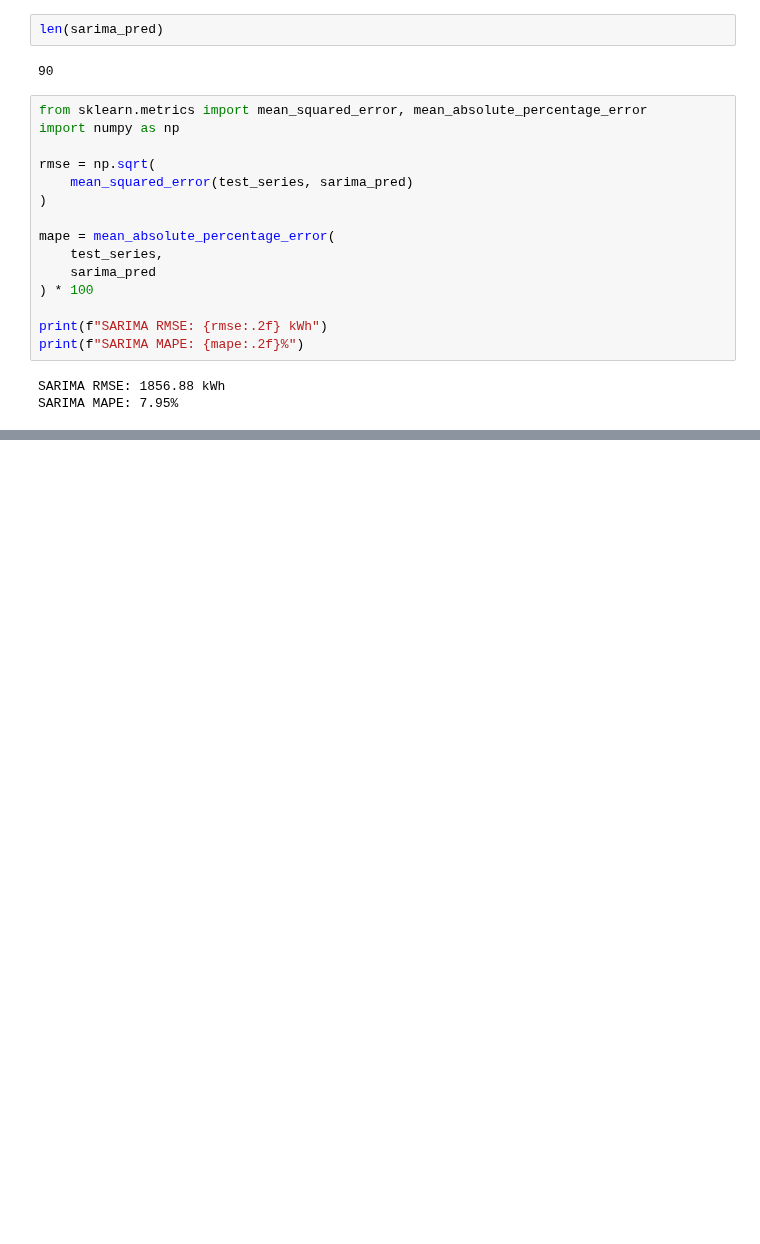
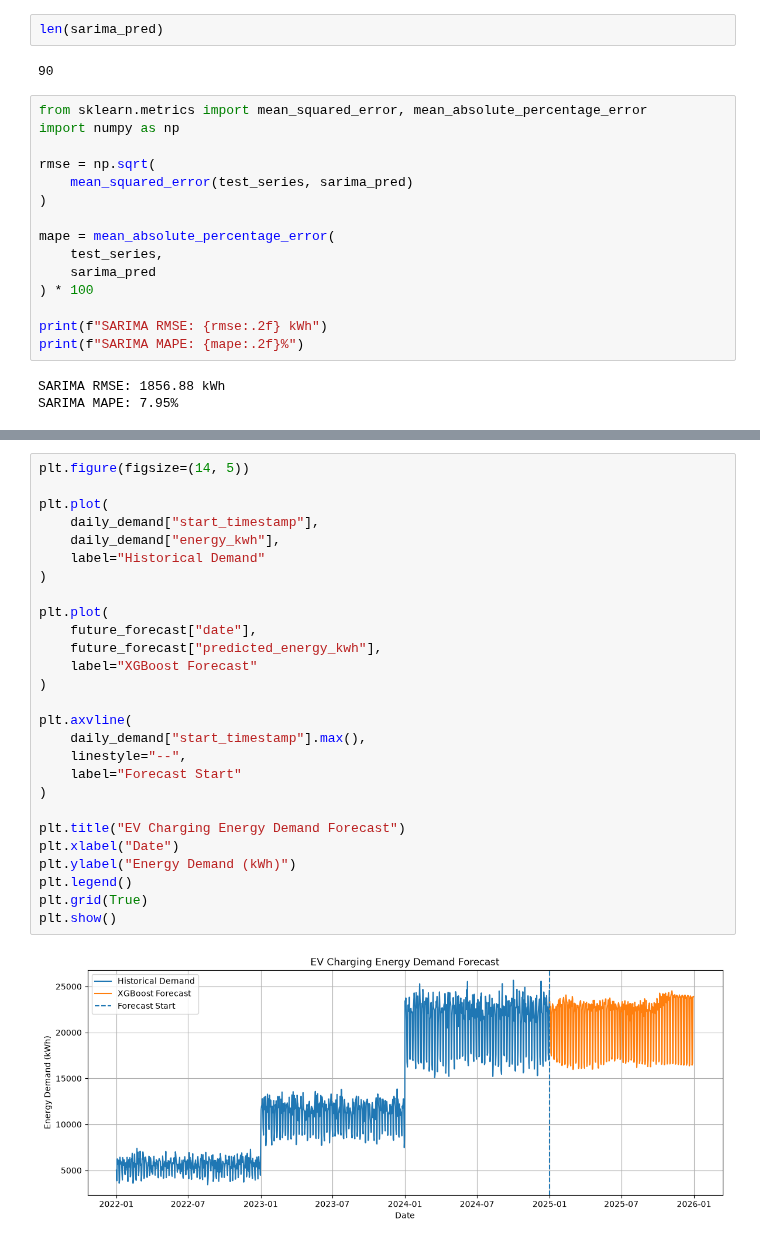
Before and after one commit to Student-boy143/powergrid-ev-analytics, a Jupyter notebook: notebooks/01_dataset_exploration.ipynb.ipynb, the cells around one changed output, grey strips where cells are left out. Cells and saved outputs as stored; diff of their text form; blank space fills up the shorter version.

```diff
--- a/notebooks/01_dataset_exploration.ipynb.ipynb
+++ b/notebooks/01_dataset_exploration.ipynb.ipynb
@@ -540,0 +757,29 @@ SARIMA MAPE: 7.95%
+# %%
+plt.figure(figsize=(14, 5))
+
+plt.plot(
+    daily_demand["start_timestamp"],
+    daily_demand["energy_kwh"],
+    label="Historical Demand"
+)
+
+plt.plot(
+    future_forecast["date"],
+    future_forecast["predicted_energy_kwh"],
+    label="XGBoost Forecast"
+)
+
+plt.axvline(
+    daily_demand["start_timestamp"].max(),
+    linestyle="--",
+    label="Forecast Start"
+)
+
+plt.title("EV Charging Energy Demand Forecast")
+plt.xlabel("Date")
+plt.ylabel("Energy Demand (kWh)")
+plt.legend()
+plt.grid(True)
+plt.show()
+# %% [output]
+[figure, added]
```
Also changed, not shown: parts of 20 cells of this notebook.
